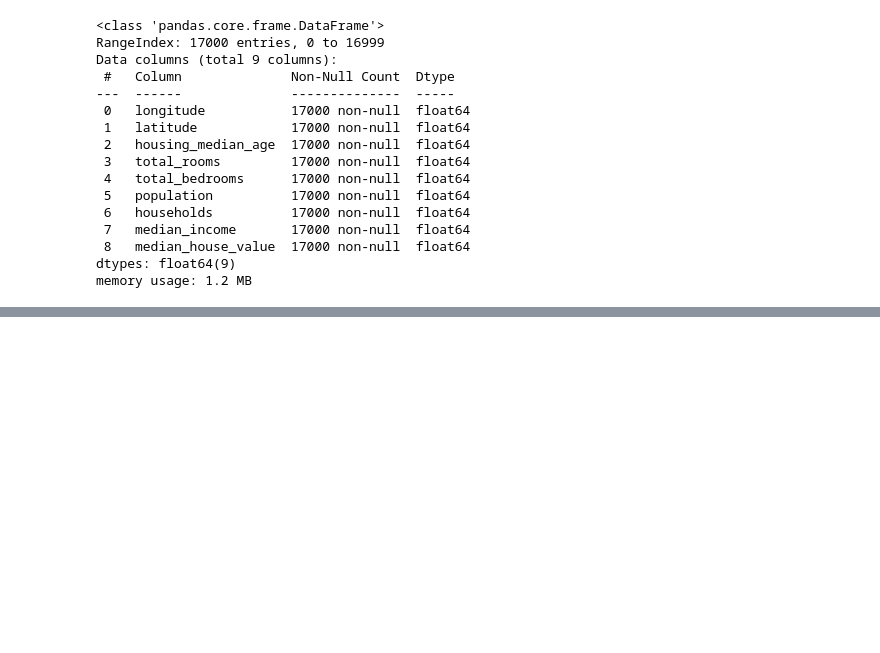
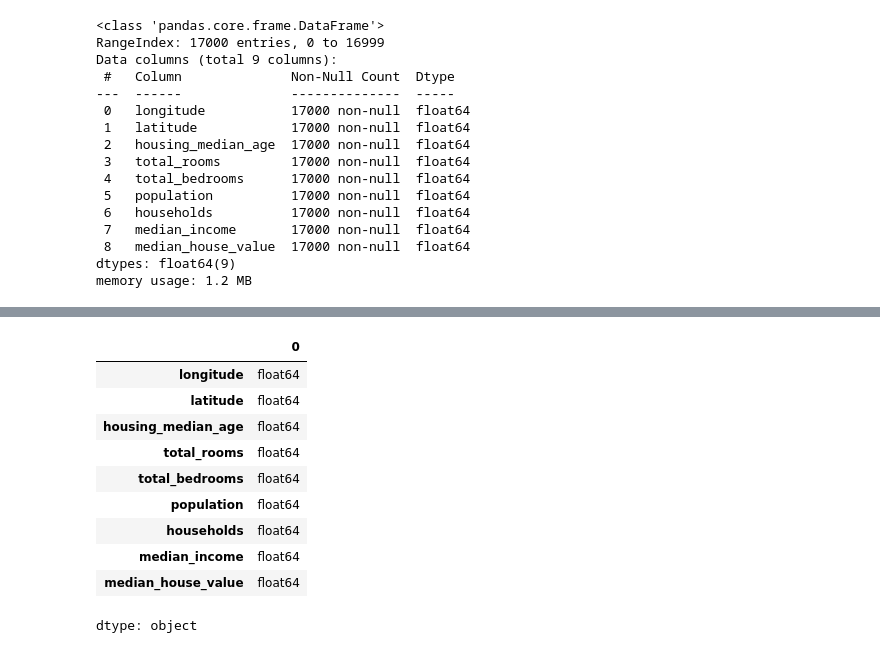
Before and after one commit to SarwatMustafa-03/data-analysis-with-python, a Jupyter notebook: Ecomerce_Sale_Dashboard.ipynb, the cells around one changed output, grey strips where cells are left out. Cells and saved outputs as stored; diff of their text form; code cells hidden in the pictures; blank space fills up the shorter version.

```diff
--- a/Ecomerce_Sale_Dashboard.ipynb
+++ b/Ecomerce_Sale_Dashboard.ipynb
@@ -100,0 +133,14 @@ df.describe()
+# %%
+df.dtypes
+# %% [output]
+|  | 0 |
+| longitude | float64 |
+| latitude | float64 |
+| housing_median_age | float64 |
+| total_rooms | float64 |
+| total_bedrooms | float64 |
+| population | float64 |
+| households | float64 |
+| median_income | float64 |
+| median_house_value | float64 |
+dtype: object
```
Also changed, not shown: parts of 13 cells of this notebook.
